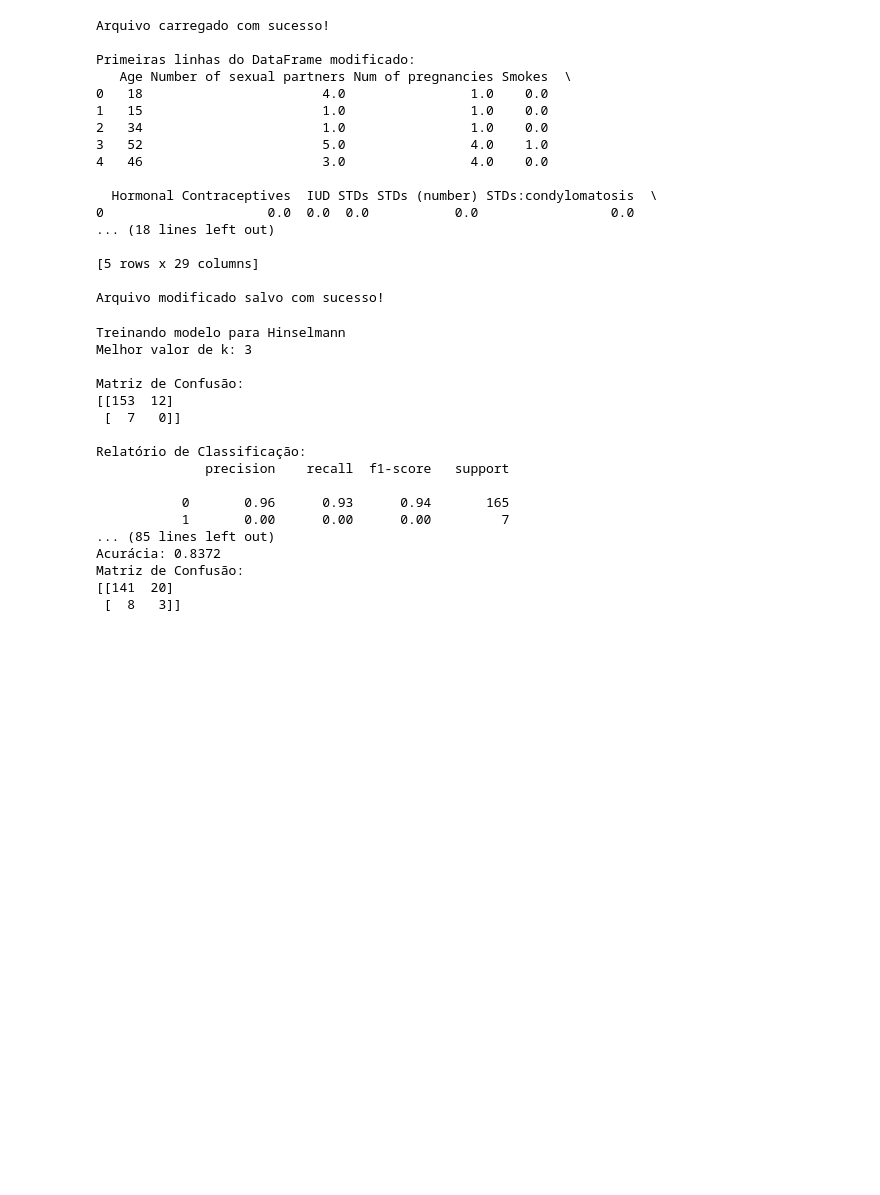
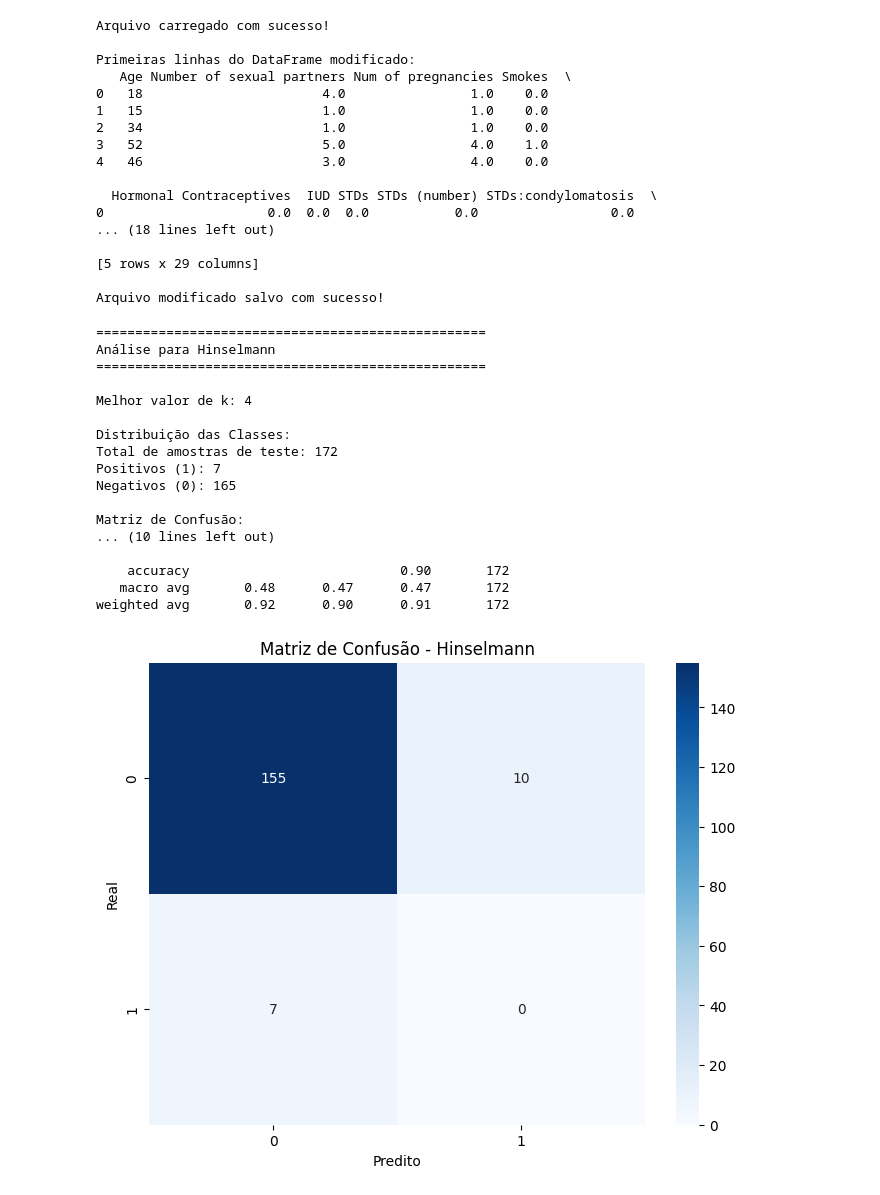
Before and after one commit to VTellesRg/IA-KNN, a Jupyter notebook: cervical-cancer-risk-factor.ipynb, the cells around one changed output. Saved outputs shown, nothing was run; the diff lists cells and outputs as text; code cells hidden in the pictures; blank space fills up the shorter version.

Commit message:
add: matplotlib, seaborn

```diff
--- a/cervical-cancer-risk-factor.ipynb
+++ b/cervical-cancer-risk-factor.ipynb
@@ -55,11 +55,21 @@ Arquivo modificado salvo com sucesso!
 # %%
 import numpy as np
 import pandas as pd
+import seaborn as sns
+import matplotlib.pyplot as plt
 from sklearn.model_selection import train_test_split, cross_val_score, GridSearchCV
 from sklearn.preprocessing import StandardScaler
 from sklearn.neighbors import KNeighborsClassifier
 from sklearn.metrics import classification_report, confusion_matrix
 from imblearn.over_sampling import SMOTE
+
+def plot_confusion_matrix(cm, target_name):
+    plt.figure(figsize=(8, 6))
+    sns.heatmap(cm, annot=True, fmt='d', cmap='Blues')
+    plt.title(f'Matriz de Confusão - {target_name}')
+    plt.ylabel('Real')
+    plt.xlabel('Predito')
+    plt.show()
 
 # Tratamento dos dados
 df_dropped = df_dropped.replace('?', np.nan)
@@ -73,7 +83,9 @@ targets = ['Hinselmann', 'Schiller', 'Citology', 'Biopsy']
 results = {}
 
 for target in targets:
-    print(f"\nTreinando modelo para {target}")
+    print(f"\n{'='*50}")
+    print(f"Análise para {target}")
+    print(f"{'='*50}")
 
     # Preparar dados
     y = df_dropped[target]
@@ -89,58 +101,69 @@ for target in targets:
     X_train_balanced, y_train_balanced = smote.fit_resample(X_train_scaled, y_train)
 
     # Encontrar melhor valor de k
-    param_grid = {'n_neighbors': range(3, 15)}
+    param_grid = {'n_neighbors': range(4, 12)}
     grid_search = GridSearchCV(KNeighborsClassifier(), param_grid, cv=5, scoring='f1')
     grid_search.fit(X_train_balanced, y_train_balanced)
 
     # Treinar KNN com melhor k
     best_k = grid_search.best_params_['n_neighbors']
-    print(f"Melhor valor de k: {best_k}")
+    print(f"\nMelhor valor de k: {best_k}")
 
     # Criar e treinar modelo com melhor k
     knn = KNeighborsClassifier(n_neighbors=best_k)
     knn.fit(X_train_balanced, y_train_balanced)
 
     # Fazer previsões
     y_pred = knn.predict(X_test_scaled)
+    cm = confusion_matrix(y_test, y_pred)
 
-    # Avaliar modelo
+    print("\nDistribuição das Classes:")
+    print(f"Total de amostras de teste: {len(y_test)}")
+    print(f"Positivos (1): {sum(y_test == 1)}")
+    print(f"Negativos (0): {sum(y_test == 0)}")
+
     print("\nMatriz de Confusão:")
-    print(confusion_matrix(y_test, y_pred))
+    print("[[VN FP]")
+    print(" [FN VP]]")
+    print(cm)
+
     print("\nRelatório de Classificação:")
     print(classification_report(y_test, y_pred))
+
+    # Plotar matriz de confusão
+    plot_confusion_matrix(cm, target)
 
     # Armazenar resultados
     results[target] = {
         'model': knn,
         'best_k': best_k,
         'accuracy': knn.score(X_test_scaled, y_test),
-        'confusion_matrix': confusion_matrix(y_test, y_pred)
+        'confusion_matrix': cm
     }
 
-# Mostrar resultados finais
-print("\nResultados Finais:")
+# Resumo final
+print("\nResumo Final das Performances:")
+print("="*50)
 for target, result in results.items():
     print(f"\n{target}:")
     print(f"Melhor k: {result['best_k']}")
     print(f"Acurácia: {result['accuracy']:.4f}")
-    print("Matriz de Confusão:")
-    print(result['confusion_matrix'])
 # %% [output]
-Treinando modelo para Hinselmann
-Melhor valor de k: 3
+==================================================
+Análise para Hinselmann
+==================================================
+
+Melhor valor de k: 4
+
+Distribuição das Classes:
+Total de amostras de teste: 172
+Positivos (1): 7
+Negativos (0): 165
 
 Matriz de Confusão:
-[[153  12]
- [  7   0]]
+... (10 lines left out)
 
-Relatório de Classificação:
-              precision    recall  f1-score   support
-
-           0       0.96      0.93      0.94       165
-           1       0.00      0.00      0.00         7
-... (85 lines left out)
-Acurácia: 0.8372
-Matriz de Confusão:
-[[141  20]
- [  8   3]]
+    accuracy                           0.90       172
+   macro avg       0.48      0.47      0.47       172
+weighted avg       0.92      0.90      0.91       172
+[figure, added]
```
Also changed, not shown: parts of 1 cell of this notebook.
